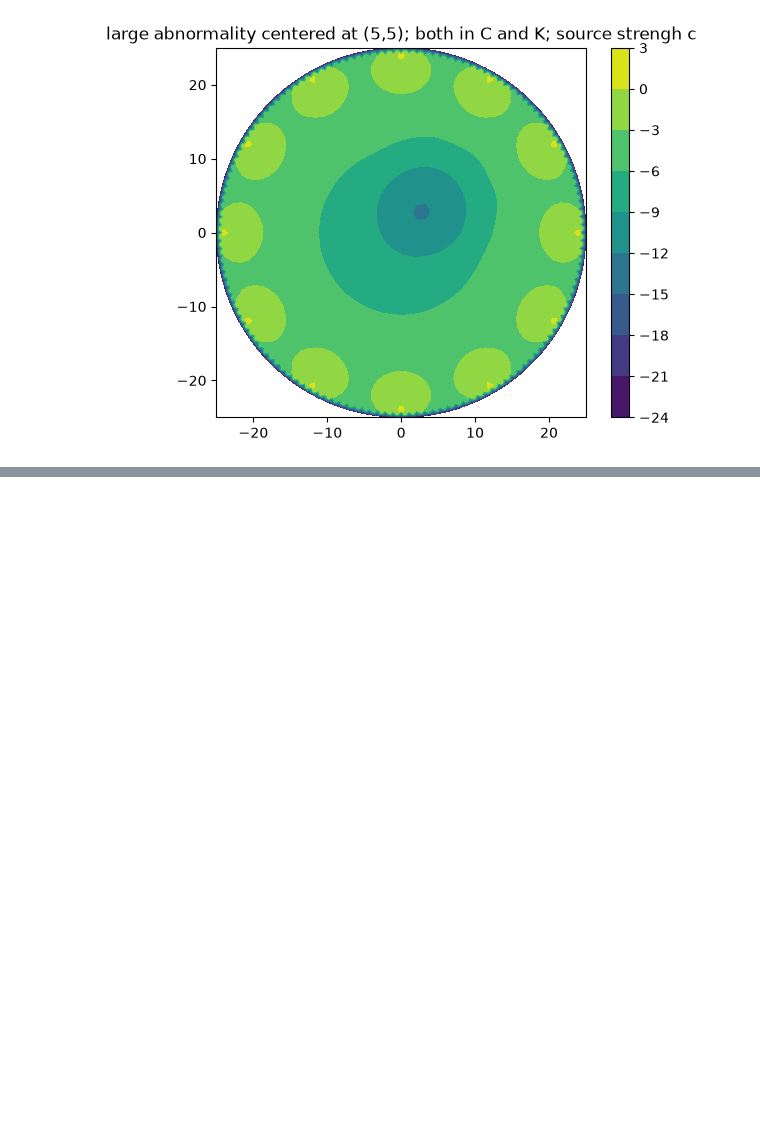
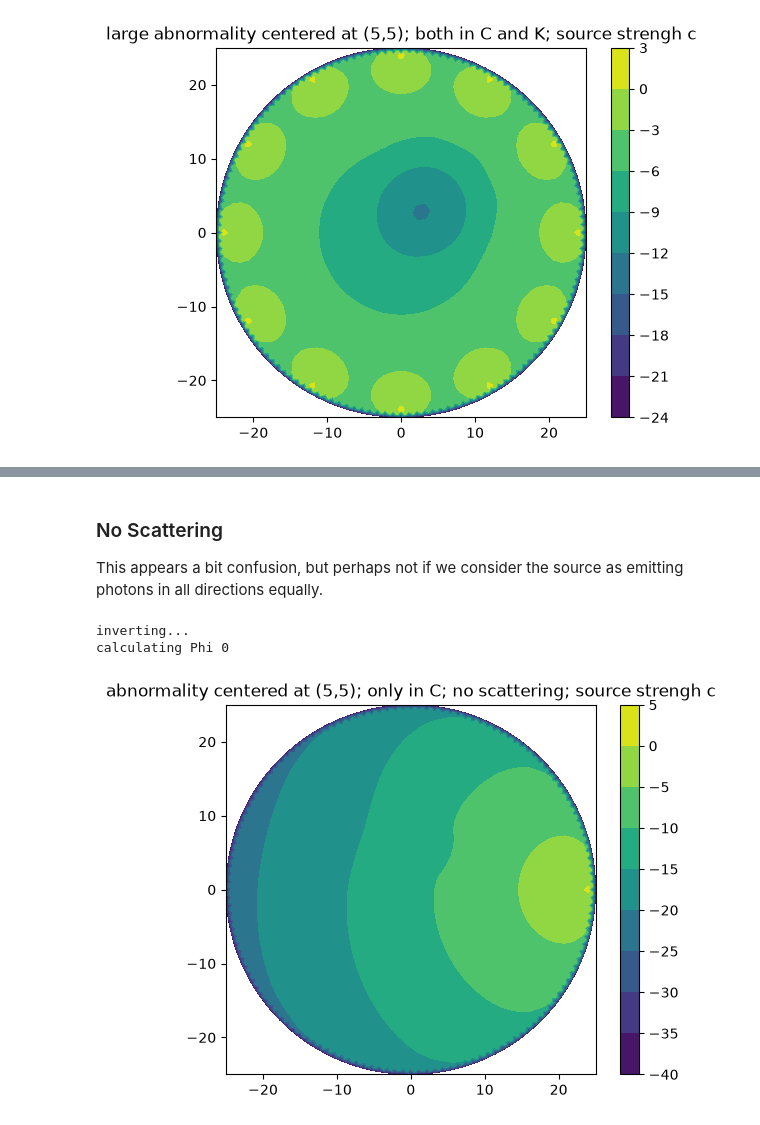
Before and after one commit to MaxDonelan/Optical-Tomography, a Jupyter notebook: src/optical_tomography/experimenting.ipynb, the cells around one changed output, grey strips where cells are left out. Saved outputs shown, nothing was run; the diff lists cells and outputs as text; code cells hidden in the pictures; blank space fills up the shorter version.

```diff
--- a/src/optical_tomography/experimenting.ipynb
+++ b/src/optical_tomography/experimenting.ipynb
@@ -95,0 +156,38 @@ plot_function_on_mesh(mesh=mesh,
+# %% [markdown]
+### No Scattering
+
+This appears a bit confusion, but perhaps not if we consider the source as emitting photons in all directions equally.
+# %%
+def scattering_scatterless(x, y):
+    return 0.0
+
+def diffusion_scatterless(x, y):
+    absorption = mr.get_absorption(x, y) / mr.c # remove the scaling by c
+    scattering = scattering_scatterless(x, y)
+    if absorption == 0.0 and scattering == 0.0: # i.e. we're outside region of interest
+        diffusion = 0.0
+    else:
+        diffusion = mr.c / (3 * (absorption + scattering)) # assuming \bar{f} = 0
+    return diffusion
+
+mesh = CircularMesh(25, (0,0), 25)
+values = np.repeat(0, 12)
+values[0] = mr.c
+sources = generate_equidistant_sources(radius=mesh.radius - 0.75*(mesh.radius / mesh.n_rings),
+                                       n = 12,
+                                       values=values)
+Phi = optical_tomography_forward(mesh=mesh,
+                                 absorption=mr.get_absorption,
+                                 diffusion=mr.get_diffusion,
+                                 sources=sources)
+mr.plot_function_on_R(mr.get_absorption, -40, 40, -40, 40, "images/test_phi/scatterless/absorption_region.png")
+mr.plot_function_on_R(diffusion_scatterless, -40, 40, -40, 40, "images/test_phi/scatterless/diffusion_region.png")
+plot_function_on_mesh(mesh=mesh,
+                      z=Phi,
+                      savefile="images/test_phi/scatterless/phi.png",
+                      title="abnormality centered at (5,5); only in C; no scattering; source strengh c",
+                      log_scale=True)
+# %% [output]
+inverting...
+calculating Phi 0
+[figure, added]
```
Also changed, not shown: parts of 4 cells of this notebook, 1 other file.
